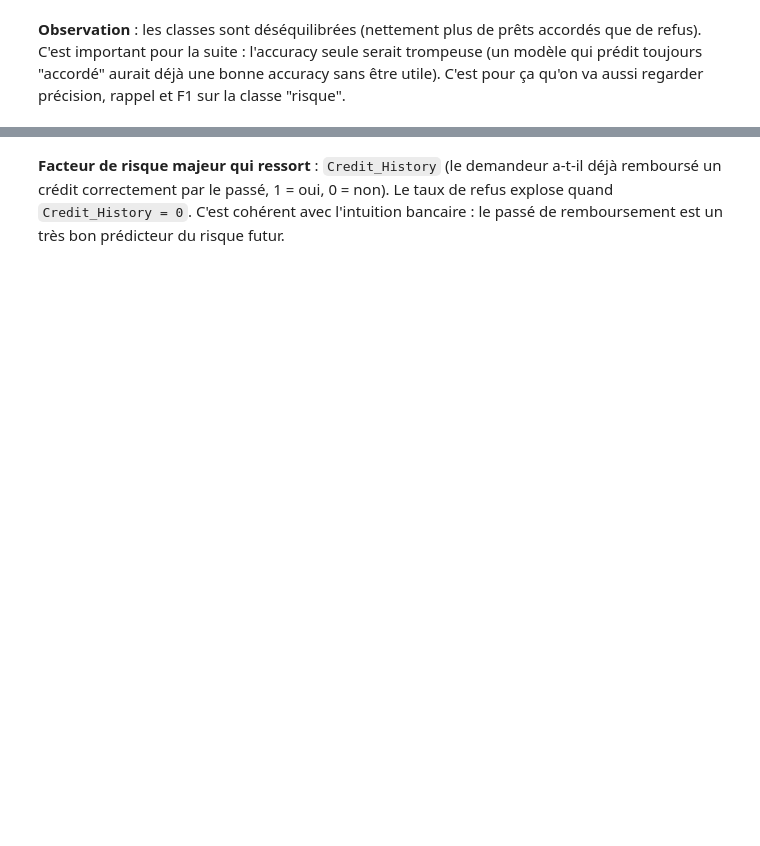
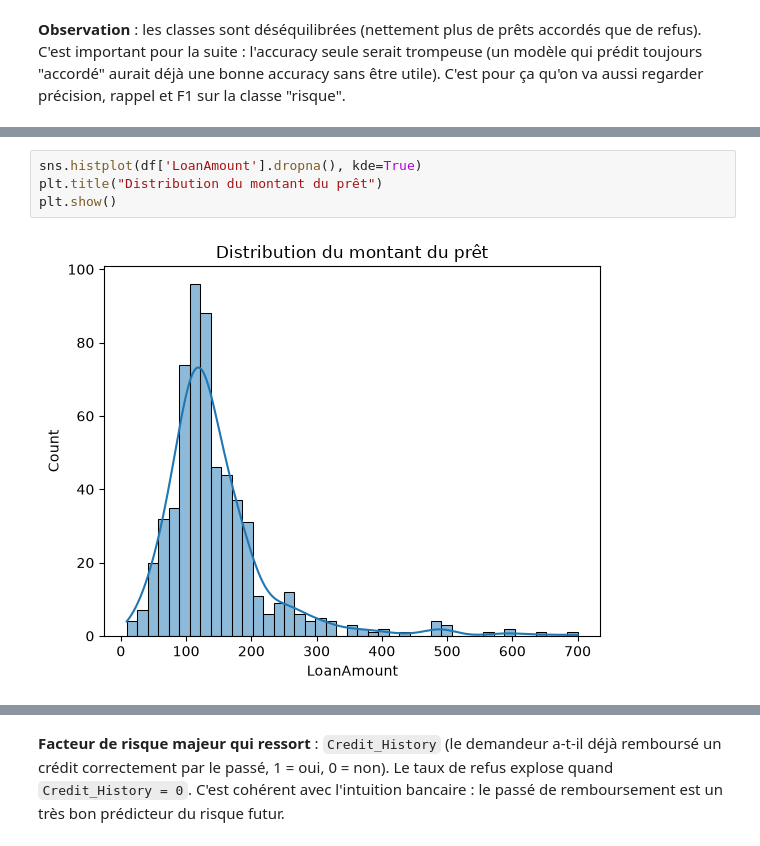
Before and after one commit to loicbonicontact-gif/Machine-Learning-Mise-en-pratique, a Jupyter notebook: notebooks/nb_03_Modélisation_CrediTrust_Scoring.ipynb, the cells around one changed output, grey strips where cells are left out. Saved outputs shown, nothing was run; the diff lists cells and outputs as text; blank space fills up the shorter version.

```diff
--- a/notebooks/nb_03_Modélisation_CrediTrust_Scoring.ipynb
+++ b/notebooks/nb_03_Modélisation_CrediTrust_Scoring.ipynb
@@ -149,0 +159,6 @@ précision, rappel et F1 sur la classe "risque".
+# %%
+sns.histplot(df['LoanAmount'].dropna(), kde=True)
+plt.title("Distribution du montant du prêt")
+plt.show()
+# %% [output]
+[figure, added]
```
Also changed, not shown: parts of 63 cells of this notebook.
